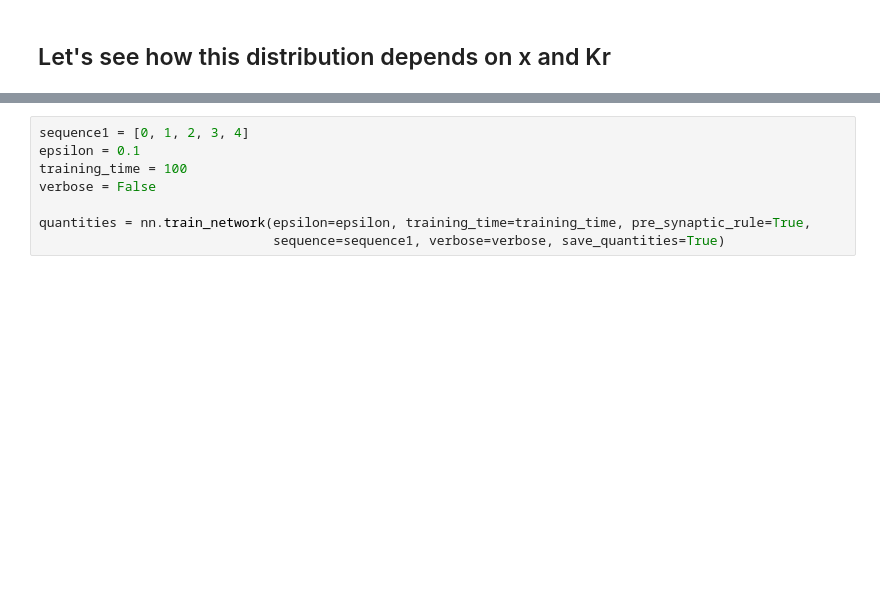
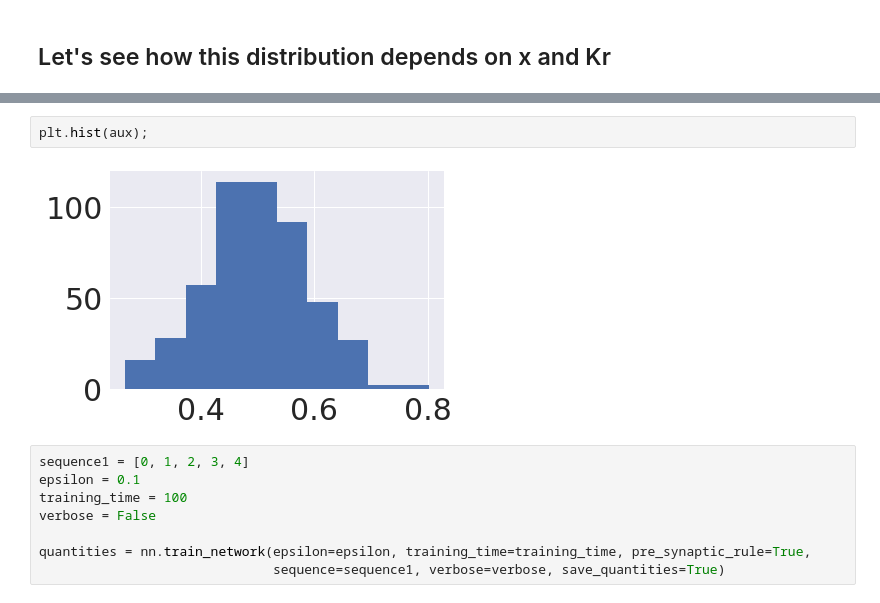
Before and after one commit to h-mayorquin/minai_levy_hippocampus, a Jupyter notebook: notebooks/2017-10-22(Theory of weight increase in the hidden layer).ipynb, the cells around one changed output, grey strips where cells are left out. Cells and saved outputs as stored; diff of their text form; blank space fills up the shorter version.

```diff
--- a/notebooks/2017-10-22(Theory of weight increase in the hidden layer).ipynb
+++ b/notebooks/2017-10-22(Theory of weight increase in the hidden layer).ipynb
@@ -49,3 +56,7 @@ plt.hist(recurrent);
+# %%
+plt.hist(aux);
+# %% [output]
+[figure, added]
 # %%
 sequence1 = [0, 1, 2, 3, 4]
 epsilon = 0.1
```
Also changed, not shown: parts of 14 cells of this notebook, 1 other file.
